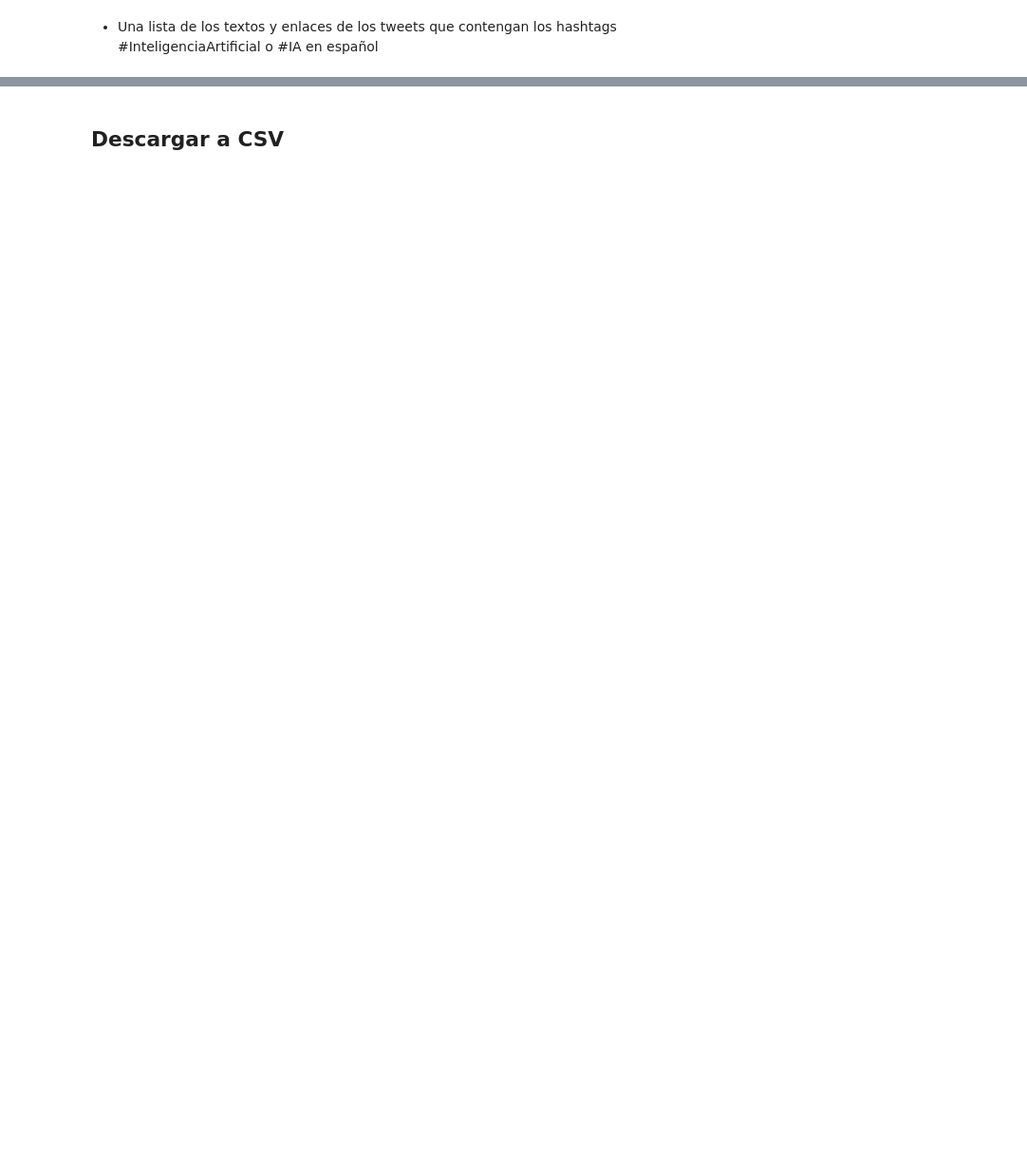
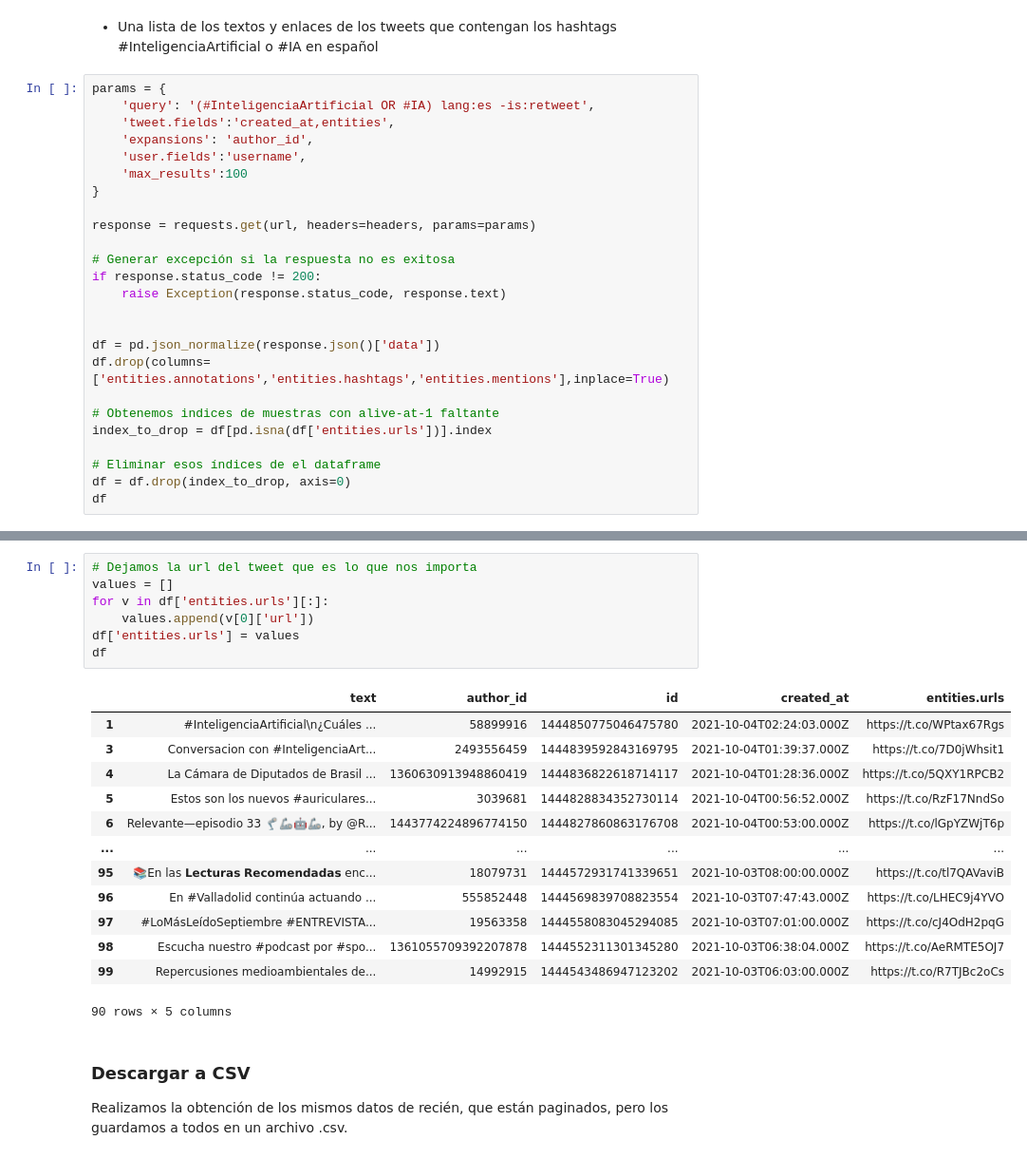
Before and after one commit to estebanarivasv/IA-2021, a Jupyter notebook: proyecto_PNL/1 - Obtener datos de la API.ipynb, the cells around one changed output, grey strips where cells are left out. Shown: that part at 95% size. Drawn from its saved outputs; the diff is of its cells as text; blank space fills up the shorter version.

```diff
--- a/proyecto_PNL/1 - Obtener datos de la API.ipynb
+++ b/proyecto_PNL/1 - Obtener datos de la API.ipynb
@@ -117,2 +223,27 @@ df
 # %% [markdown]
 - Una lista de los textos y enlaces de los tweets que contengan los hashtags #InteligenciaArtificial o #IA en español
+# %%
+params = {
+    'query': '(#InteligenciaArtificial OR #IA) lang:es -is:retweet',
+    'tweet.fields':'created_at,entities',
+    'expansions': 'author_id',
+    'user.fields':'username',
+    'max_results':100
+}
+
+response = requests.get(url, headers=headers, params=params)
+
+# Generar excepción si la respuesta no es exitosa
+if response.status_code != 200:
+    raise Exception(response.status_code, response.text)
+
+
+df = pd.json_normalize(response.json()['data'])
+df.drop(columns=['entities.annotations','entities.hashtags','entities.mentions'],inplace=True)
+
+# Obtenemos indices de muestras con alive-at-1 faltante
+index_to_drop = df[pd.isna(df['entities.urls'])].index
+
+# Eliminar esos índices de el dataframe
+df = df.drop(index_to_drop, axis=0)
+df
@@ -119,2 +264,25 @@ df
+# %%
+# Dejamos la url del tweet que es lo que nos importa
+values = []
+for v in df['entities.urls'][:]:
+    values.append(v[0]['url'])
+df['entities.urls'] = values
+df
+# %% [output]
+|  | text | author_id | id | created_at | entities.urls |
+| 1 | #InteligenciaArtificial\n¿Cuáles ... | 58899916 | 1444850775046475780 | 2021-10-04T02:24:03.000Z | https://t.co/WPtax67Rgs |
+| 3 | Conversacion con #InteligenciaArt... | 2493556459 | 1444839592843169795 | 2021-10-04T01:39:37.000Z | https://t.co/7D0jWhsit1 |
+| 4 | La Cámara de Diputados de Brasil ... | 1360630913948860419 | 1444836822618714117 | 2021-10-04T01:28:36.000Z | https://t.co/5QXY1RPCB2 |
+| 5 | Estos son los nuevos #auriculares... | 3039681 | 1444828834352730114 | 2021-10-04T00:56:52.000Z | https://t.co/RzF17NndSo |
+| 6 | Relevante—episodio 33 🦿🦾🤖🦾, by @R... | 1443774224896774150 | 1444827860863176708 | 2021-10-04T00:53:00.000Z | https://t.co/lGpYZWjT6p |
+| ... | ... | ... | ... | ... | ... |
+| 95 | 📚En las 𝗟𝗲𝗰𝘁𝘂𝗿𝗮𝘀 𝗥𝗲𝗰𝗼𝗺𝗲𝗻𝗱𝗮𝗱𝗮𝘀 enc... | 18079731 | 1444572931741339651 | 2021-10-03T08:00:00.000Z | https://t.co/tl7QAVaviB |
+| 96 | En #Valladolid continúa actuando ... | 555852448 | 1444569839708823554 | 2021-10-03T07:47:43.000Z | https://t.co/LHEC9j4YVO |
+| 97 | #LoMásLeídoSeptiembre #ENTREVISTA... | 19563358 | 1444558083045294085 | 2021-10-03T07:01:00.000Z | https://t.co/cJ4OdH2pqG |
+| 98 | Escucha nuestro #podcast por #spo... | 1361055709392207878 | 1444552311301345280 | 2021-10-03T06:38:04.000Z | https://t.co/AeRMTE5OJ7 |
+| 99 | Repercusiones medioambientales de... | 14992915 | 1444543486947123202 | 2021-10-03T06:03:00.000Z | https://t.co/R7TJBc2oCs |
+90 rows × 5 columns
 # %% [markdown]
-## Descargar a CSV
+### Descargar a CSV
+
+Realizamos la obtención de los mismos datos de recién, que están paginados, pero los guardamos a todos en un archivo .csv.
```
Also changed, not shown: parts of 20 cells of this notebook, 1 other file.
